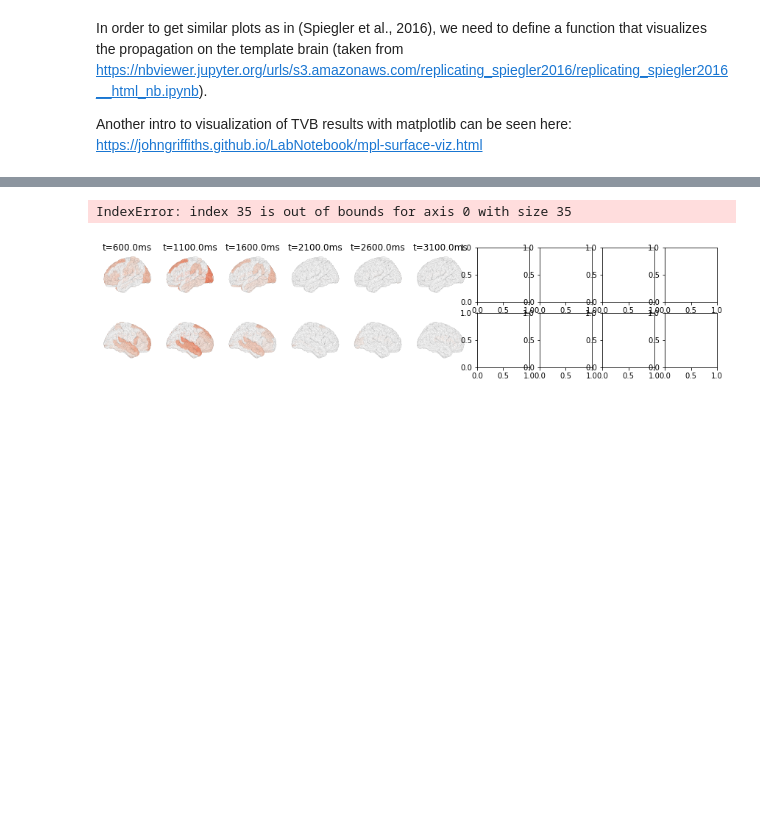
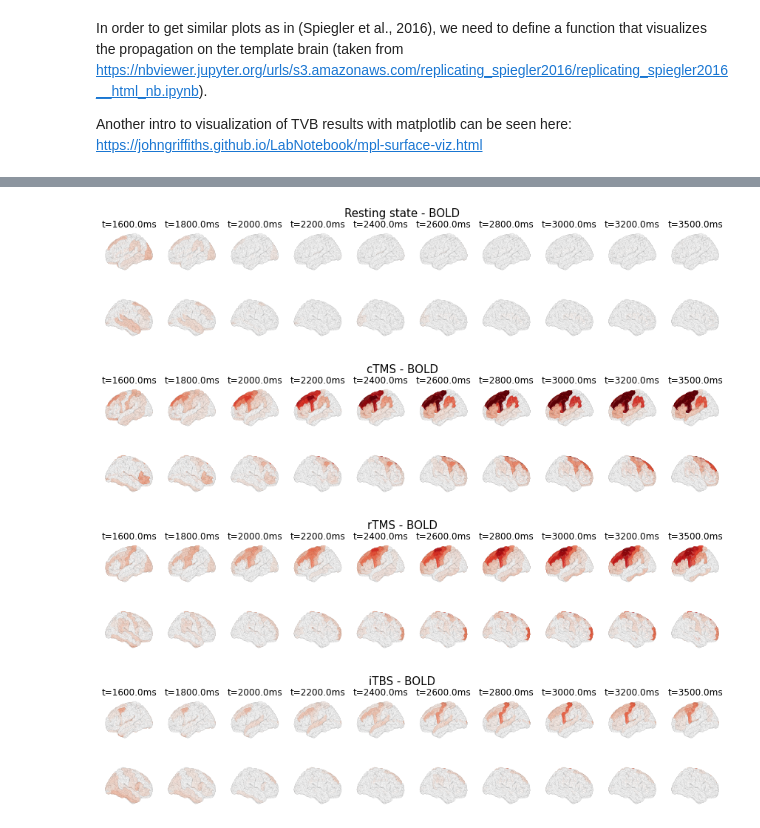
Before and after one commit to anujanegi/TMS-simulation, a Jupyter notebook: TMS_Simulation.ipynb, the cells around one changed output, grey strips where cells are left out. Saved outputs shown, nothing was run; the diff lists cells and outputs as text; code cells hidden in the pictures; blank space fills up the shorter version.

```diff
--- a/TMS_Simulation.ipynb
+++ b/TMS_Simulation.ipynb
@@ -928,7 +929,11 @@ plot_activity_on_brain(tavg_time, TAVG_TMS, time_stamps, "TMS - temporal average
 # %%
-time_stamps = [5, 10, 15, 20, 25, 30, 35, 40, 45, 49]
+time_stamps = [15, 17, 19, 21, 23, 25, 27, 29, 31, 34]
 plot_activity_on_brain(bold_time, BOLD_RS, time_stamps, "Resting state - BOLD")
-plot_activity_on_brain(bold_time, BOLD_TMS, time_stamps, "TMS - BOLD")
+plot_activity_on_brain(bold_time, BOLD_TMS, time_stamps, "cTMS - BOLD")
+plot_activity_on_brain(bold_time, BOLD_RTMS, time_stamps, "rTMS - BOLD")
+plot_activity_on_brain(bold_time, BOLD_ITBS, time_stamps, "iTBS - BOLD")
 # %% [output]
-IndexError: index 35 is out of bounds for axis 0 with size 35
-[figure, old version]
+[figure, new version]
+[figure, added]
+[figure, added]
+[figure, added]
```
Also changed, not shown: parts of 2 cells of this notebook.
